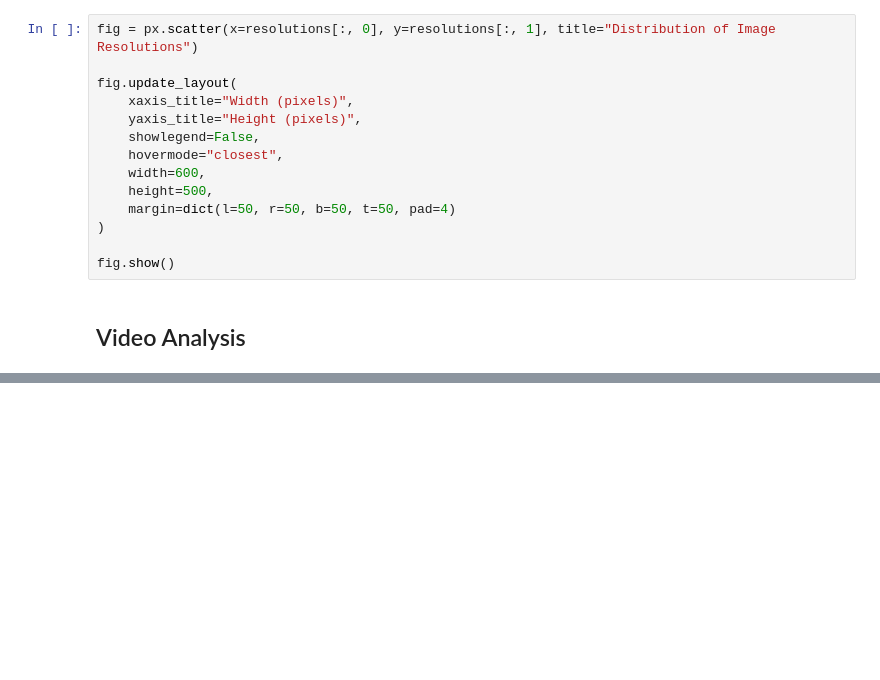
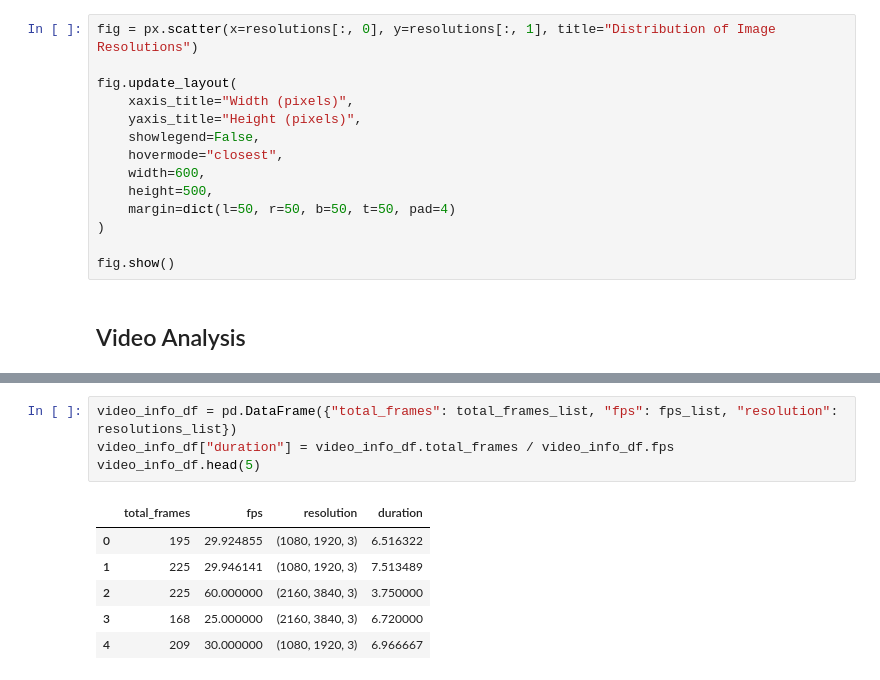
Before and after one commit to MarcWoerner/SkiExtract, a Jupyter notebook: ImageEDA.ipynb, the cells around one changed output, grey strips where cells are left out. Drawn from its saved outputs; the diff is of its cells as text; blank space fills up the shorter version.

```diff
--- a/ImageEDA.ipynb
+++ b/ImageEDA.ipynb
@@ -89,0 +119,11 @@ fig.show()
+# %%
+video_info_df = pd.DataFrame({"total_frames": total_frames_list, "fps": fps_list, "resolution": resolutions_list})
+video_info_df["duration"] = video_info_df.total_frames / video_info_df.fps
+video_info_df.head(5)
+# %% [output]
+|  | total_frames | fps | resolution | duration |
+| 0 | 195 | 29.924855 | (1080, 1920, 3) | 6.516322 |
+| 1 | 225 | 29.946141 | (1080, 1920, 3) | 7.513489 |
+| 2 | 225 | 60.000000 | (2160, 3840, 3) | 3.750000 |
+| 3 | 168 | 25.000000 | (2160, 3840, 3) | 6.720000 |
+| 4 | 209 | 30.000000 | (1080, 1920, 3) | 6.966667 |
```
Also changed, not shown: parts of 6 cells of this notebook.
